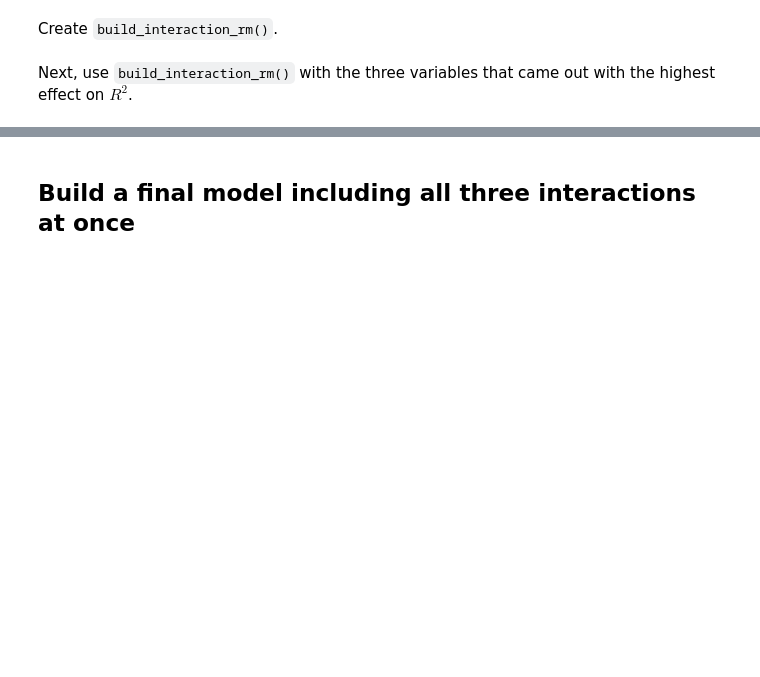
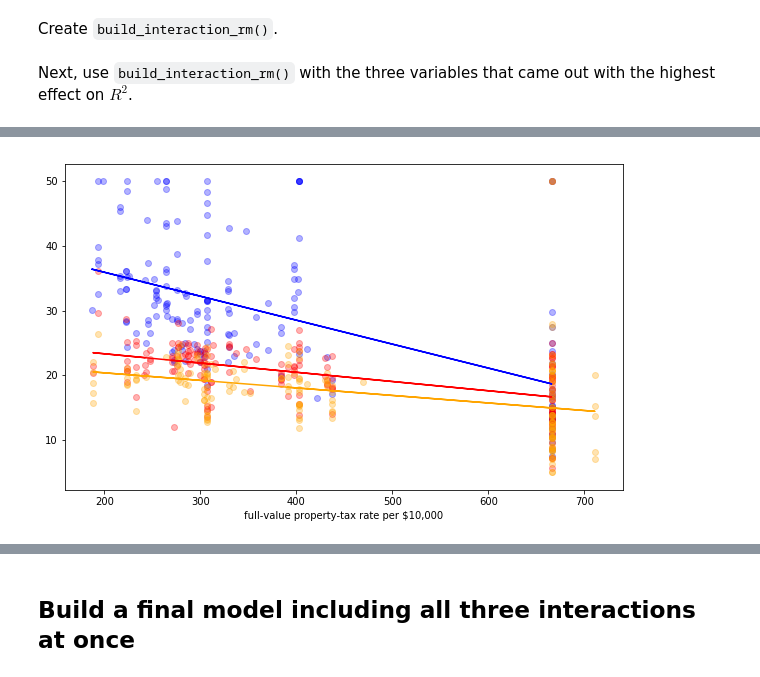
Before and after one commit to zfeizollahi/dsc-interaction-terms-lab-online-ds-sp-000, a Jupyter notebook: index.ipynb, the cells around one changed output, grey strips where cells are left out. Drawn from its saved outputs; the diff is of its cells as text; code cells hidden in the pictures; blank space fills up the shorter version.

```diff
--- a/index.ipynb
+++ b/index.ipynb
@@ -136,0 +133,5 @@ Next, use `build_interaction_rm()` with the three variables that came out with t
+# %%
+# second plot
+build_interaction_rm('TAX', 'full-value property-tax rate per $10,000')
+# %% [output]
+[figure, added]
```
Also changed, not shown: parts of 23 cells of this notebook, 4 other files.
